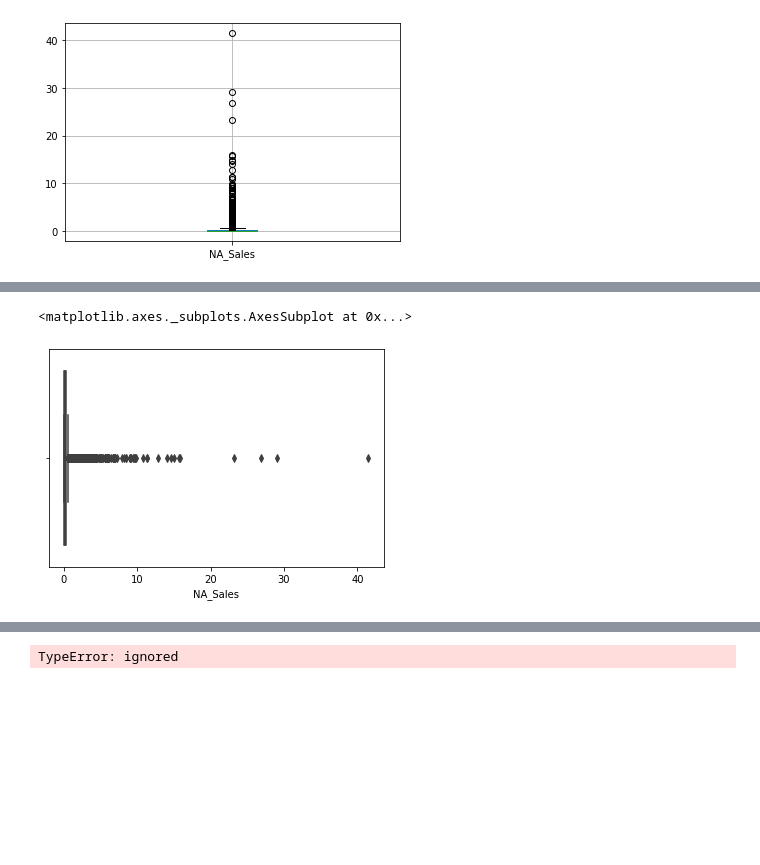
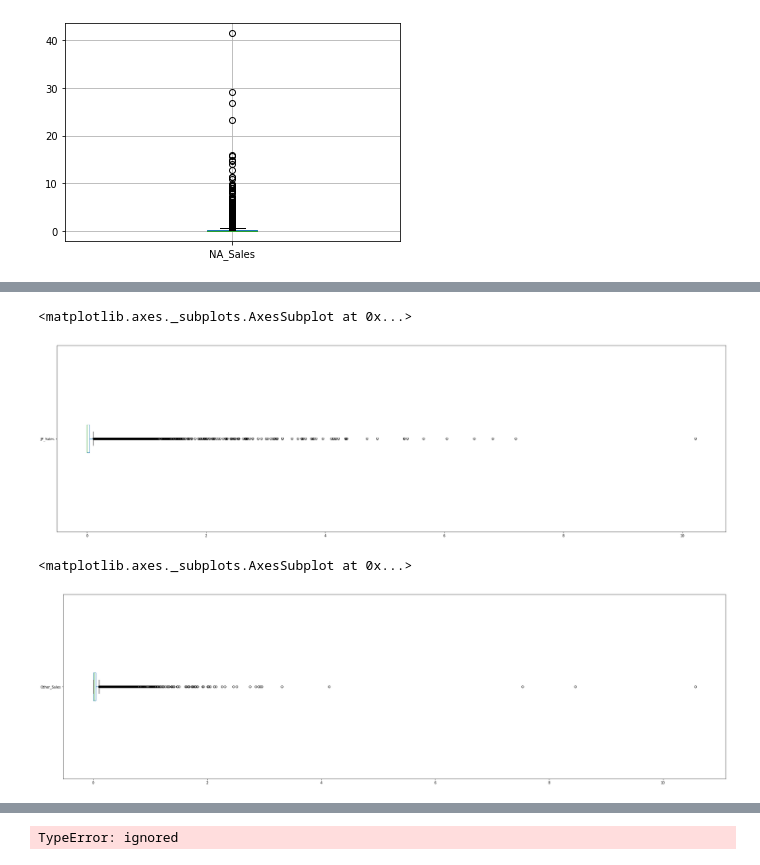
Before and after one commit to Aishwarya2k7/Vector, a Jupyter notebook: EDA.ipynb, the cells around one changed output, grey strips where cells are left out. Cells and saved outputs as stored; diff of their text form; code cells hidden in the pictures; blank space fills up the shorter version.

```diff
--- a/EDA.ipynb
+++ b/EDA.ipynb
@@ -164,5 +215,10 @@ df['NA_Sales'].plot(kind="box",vert=False,figsize=(35,10))
-# %%
-sns.boxplot(x=df['NA_Sales'])
-# %% [output]
-<matplotlib.axes._subplots.AxesSubplot at 0x...>
-[figure, removed]
+# %%
+df['JP_Sales'].plot(kind="box",vert=False,figsize=(35,10))
+# %% [output]
+<matplotlib.axes._subplots.AxesSubplot at 0x...>
+[figure, added]
+# %%
+df['Other_Sales'].plot(kind="box",vert=False,figsize=(35,10))
+# %% [output]
+<matplotlib.axes._subplots.AxesSubplot at 0x...>
+[figure, added]
```
Also changed, not shown: parts of 17 cells of this notebook.
